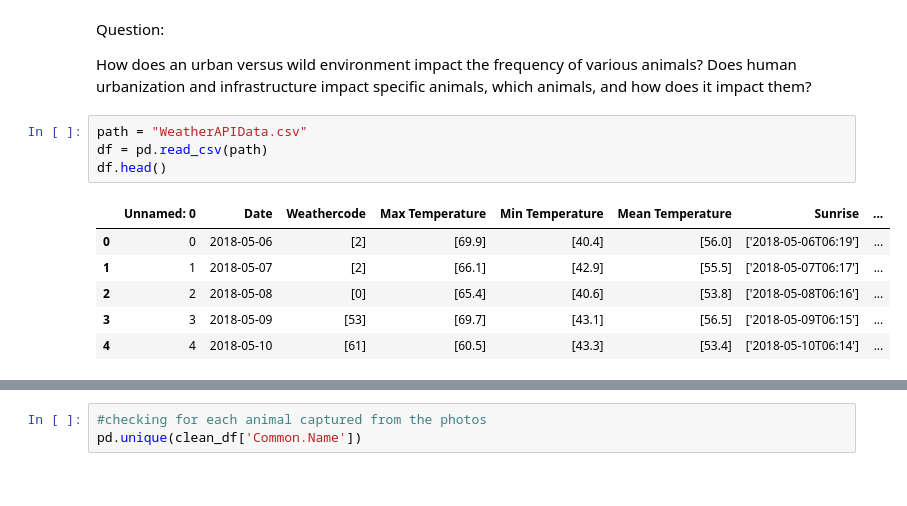
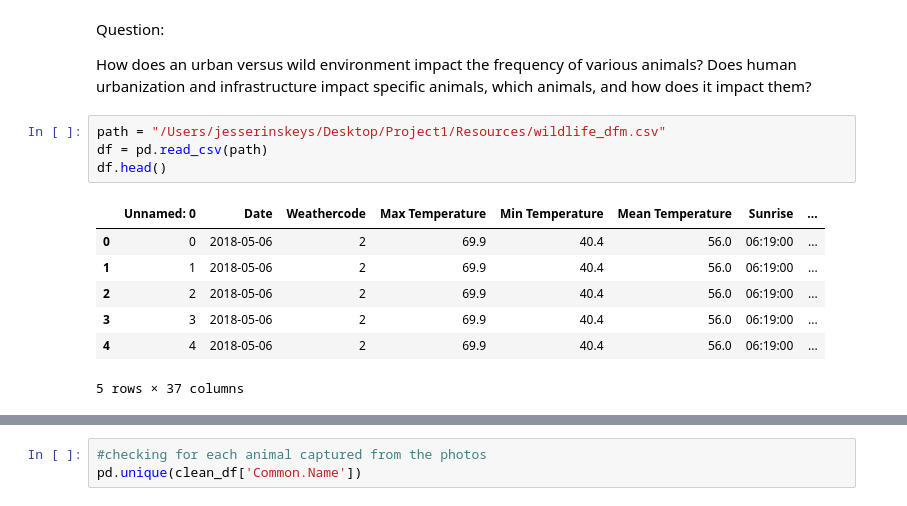
Before and after one commit to kwlayton1/Project1, a Jupyter notebook: Animals_Count_Chart.ipynb, the cells around one changed output, grey strips where cells are left out. Cells and saved outputs as stored; diff of their text form.

```diff
--- a/Animals_Count_Chart.ipynb
+++ b/Animals_Count_Chart.ipynb
@@ -11,15 +11,16 @@ Question:
 
 How does an urban versus wild environment impact the frequency of various animals? Does human urbanization and infrastructure impact specific animals, which animals, and how does it impact them?
 # %%
-path = "WeatherAPIData.csv"
+path = "/Users/jesserinskeys/Desktop/Project1/Resources/wildlife_dfm.csv"
 df = pd.read_csv(path)
 df.head()
 # %% [output]
 |  | Unnamed: 0 | Date | Weathercode | Max Temperature | Min Temperature | Mean Temperature | Sunrise | ... |
-| 0 | 0 | 2018-05-06 | [2] | [69.9] | [40.4] | [56.0] | ['2018-05-06T06:19'] | ... |
-| 1 | 1 | 2018-05-07 | [2] | [66.1] | [42.9] | [55.5] | ['2018-05-07T06:17'] | ... |
-| 2 | 2 | 2018-05-08 | [0] | [65.4] | [40.6] | [53.8] | ['2018-05-08T06:16'] | ... |
-| 3 | 3 | 2018-05-09 | [53] | [69.7] | [43.1] | [56.5] | ['2018-05-09T06:15'] | ... |
-| 4 | 4 | 2018-05-10 | [61] | [60.5] | [43.3] | [53.4] | ['2018-05-10T06:14'] | ... |
+| 0 | 0 | 2018-05-06 | 2 | 69.9 | 40.4 | 56.0 | 06:19:00 | ... |
+| 1 | 1 | 2018-05-06 | 2 | 69.9 | 40.4 | 56.0 | 06:19:00 | ... |
+| 2 | 2 | 2018-05-06 | 2 | 69.9 | 40.4 | 56.0 | 06:19:00 | ... |
+| 3 | 3 | 2018-05-06 | 2 | 69.9 | 40.4 | 56.0 | 06:19:00 | ... |
+| 4 | 4 | 2018-05-06 | 2 | 69.9 | 40.4 | 56.0 | 06:19:00 | ... |
+5 rows × 37 columns
 # %%
 # Read in CSV file
```
Also changed, not shown: parts of 3 cells of this notebook.
